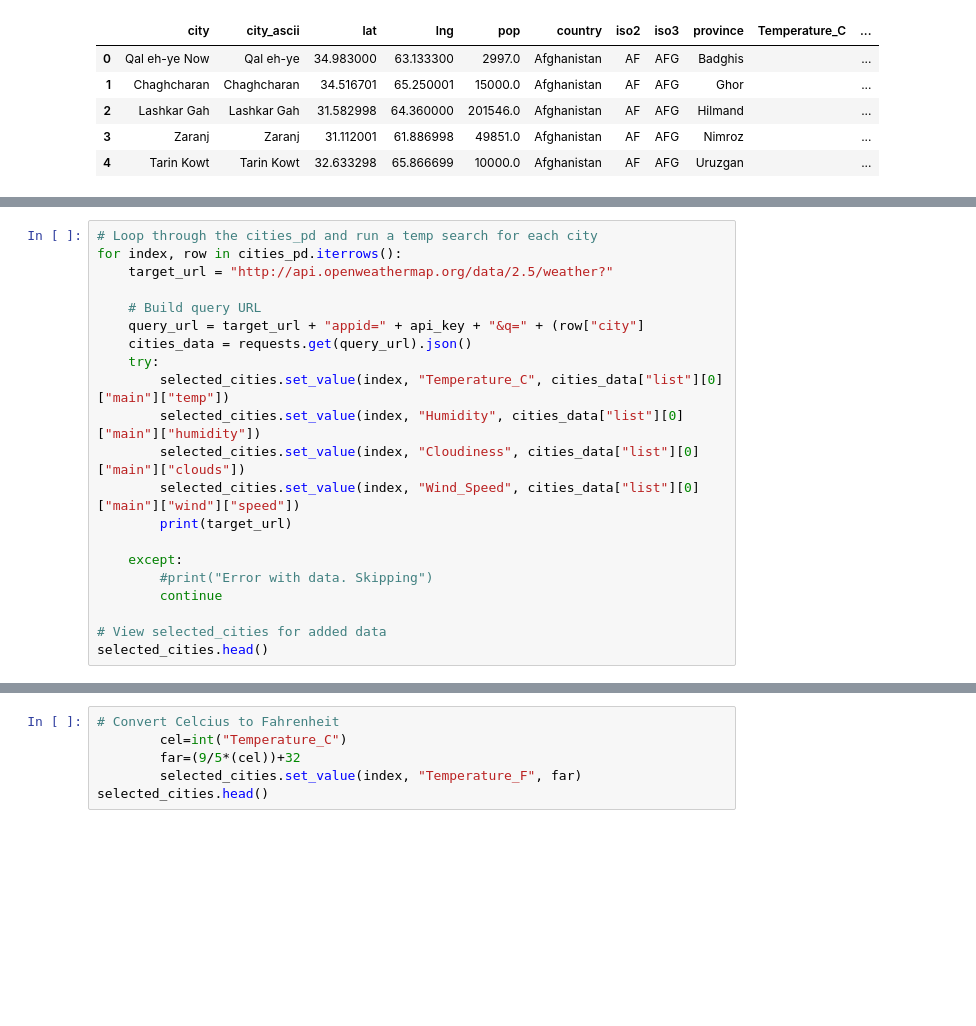
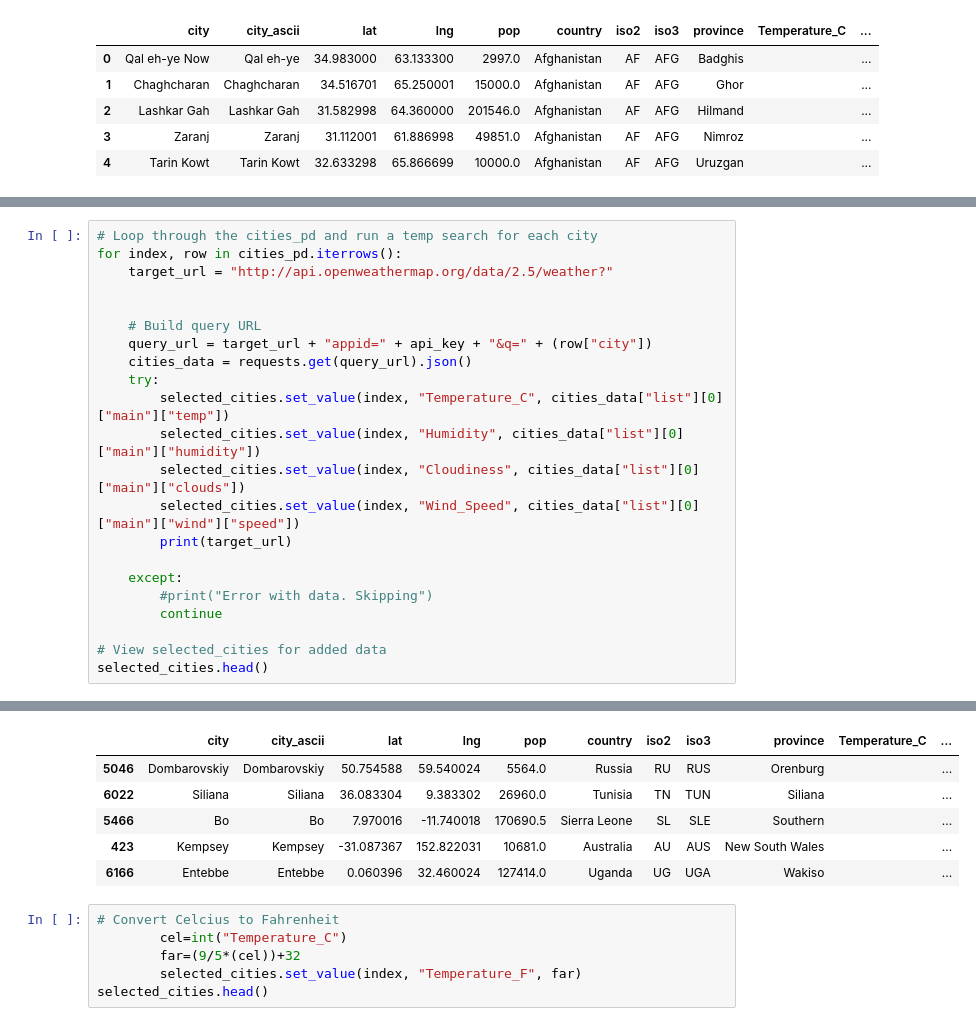
Before and after one commit to craigsbauer/RDS-Data-Science, a Jupyter notebook: pyweather/weatherpy.ipynb, the cells around one changed output, grey strips where cells are left out. Cells and saved outputs as stored; diff of their text form; blank space fills up the shorter version.

```diff
--- a/pyweather/weatherpy.ipynb
+++ b/pyweather/weatherpy.ipynb
@@ -56,8 +69,9 @@ selected_cities.head()
 for index, row in cities_pd.iterrows():
     target_url = "http://api.openweathermap.org/data/2.5/weather?"
 
+
     # Build query URL
-    query_url = target_url + "appid=" + api_key + "&q=" + (row["city"]
+    query_url = target_url + "appid=" + api_key + "&q=" + (row["city"])
     cities_data = requests.get(query_url).json()
     try:
         selected_cities.set_value(index, "Temperature_C", cities_data["list"][0]["main"]["temp"])
@@ -77,3 +90,9 @@ SyntaxError: invalid syntax (<ipython-input-5-62b40c529d41>, line 7)
+|  | city | city_ascii | lat | lng | pop | country | iso2 | iso3 | province | Temperature_C | ... |
+| 5046 | Dombarovskiy | Dombarovskiy | 50.754588 | 59.540024 | 5564.0 | Russia | RU | RUS | Orenburg |  | ... |
+| 6022 | Siliana | Siliana | 36.083304 | 9.383302 | 26960.0 | Tunisia | TN | TUN | Siliana |  | ... |
+| 5466 | Bo | Bo | 7.970016 | -11.740018 | 170690.5 | Sierra Leone | SL | SLE | Southern |  | ... |
+| 423 | Kempsey | Kempsey | -31.087367 | 152.822031 | 10681.0 | Australia | AU | AUS | New South Wales |  | ... |
+| 6166 | Entebbe | Entebbe | 0.060396 | 32.460024 | 127414.0 | Uganda | UG | UGA | Wakiso |  | ... |
 # %%
 # Convert Celcius to Fahrenheit
         cel=int("Temperature_C")
```
Also changed, not shown: parts of 3 cells of this notebook, 1 other file.
